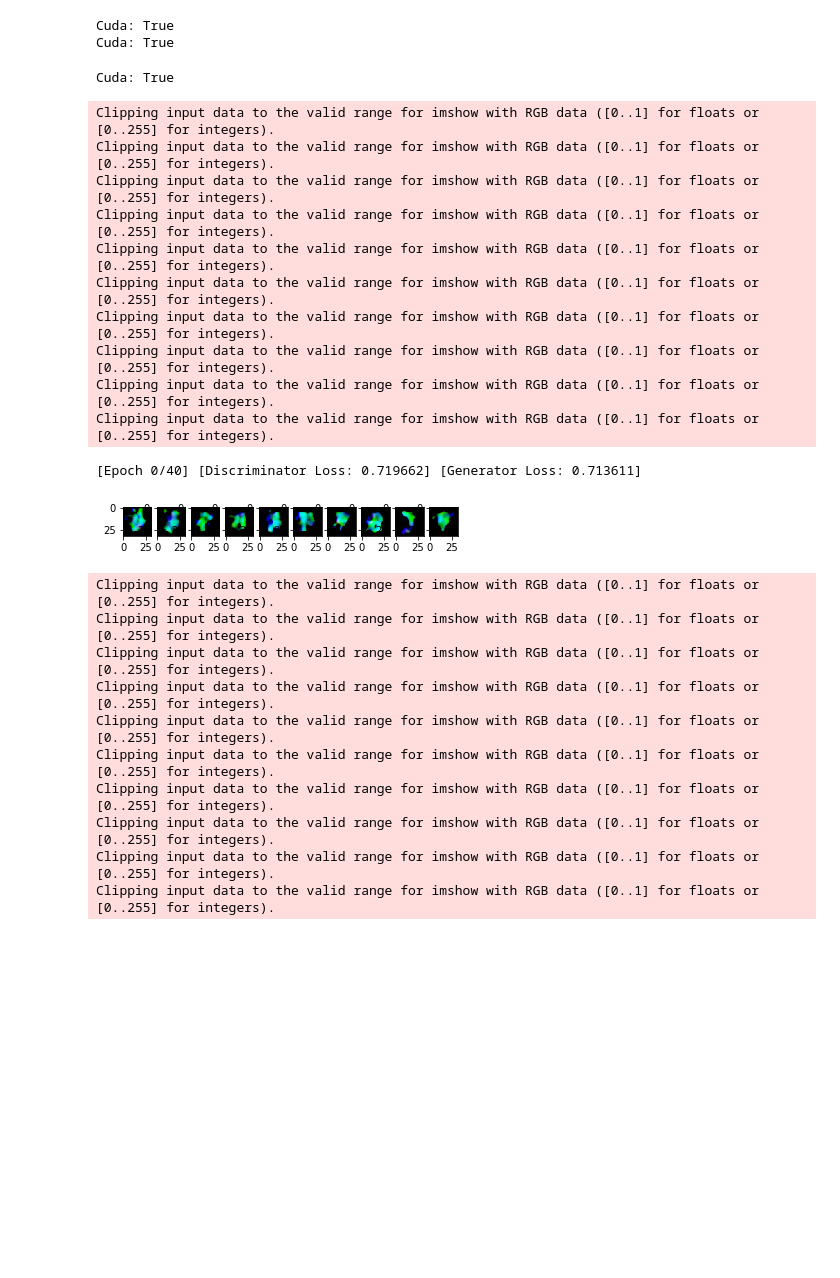
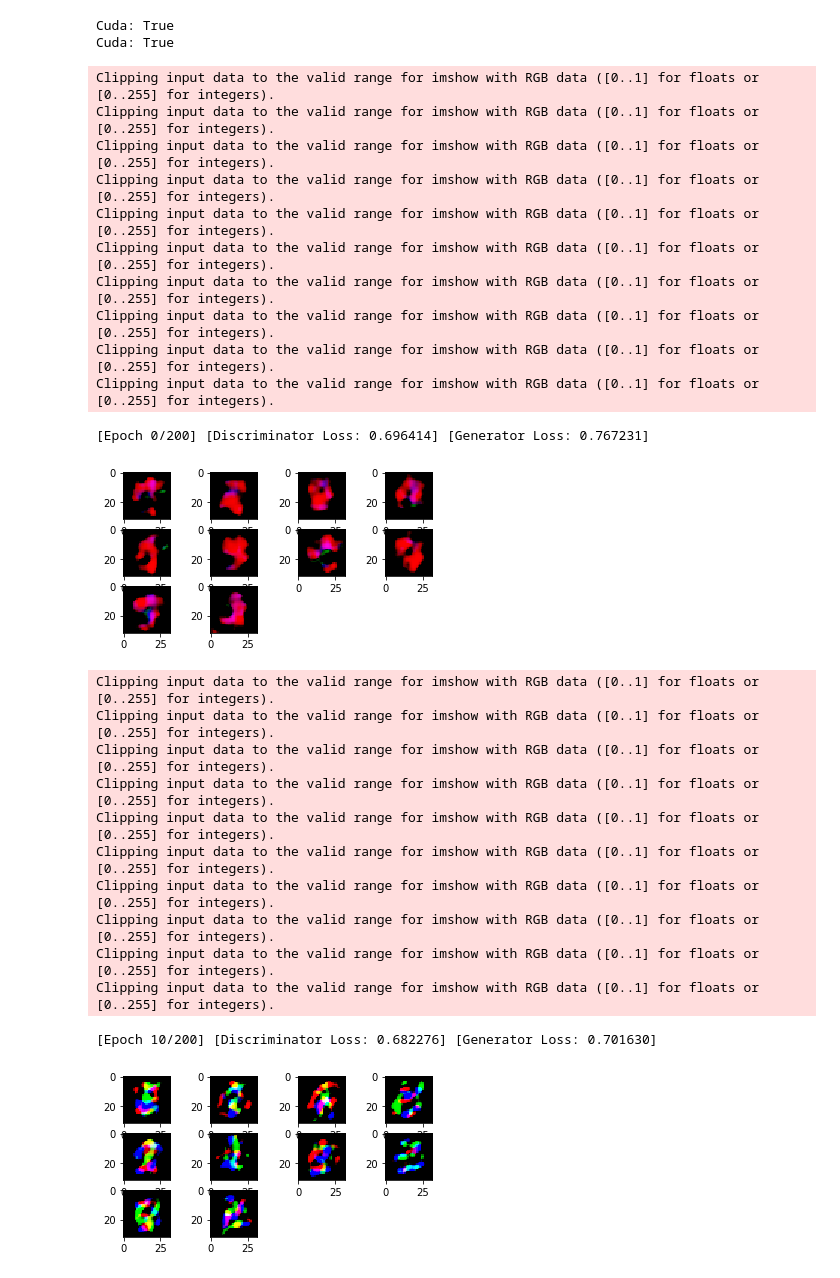
Before and after one commit to narenmanoj/summer-2018-sandbox, a Jupyter notebook: experiments/mnist_stacked/train_gan_stacked_mnist.ipynb, the cells around one changed output. Cells and saved outputs as stored; diff of their text form; code cells hidden in the pictures; blank space fills up the shorter version.

Commit message:
updated pretrained dcgan

```diff
--- a/experiments/mnist_stacked/train_gan_stacked_mnist.ipynb
+++ b/experiments/mnist_stacked/train_gan_stacked_mnist.ipynb
@@ -39,29 +39,29 @@ for i, (imgs, _) in enumerate(dl):
     gan.show(batch[:5])
 print("num images = %d" % num_images)
 # %%
-reload(gan)
-gan.train(save_model=True, filename="dcgan_07_20", num_epochs=40)
+gan.train(save_model=True, filename="dcgan_07_20", num_epochs=200, disp_interval=20)
 # %% [output]
-Cuda: True
+Clipping input data to the valid range for imshow with RGB data ([0..1] for floats or [0..255] for integers).
+Clipping input data to the valid range for imshow with RGB data ([0..1] for floats or [0..255] for integers).
+Clipping input data to the valid range for imshow with RGB data ([0..1] for floats or [0..255] for integers).
+Clipping input data to the valid range for imshow with RGB data ([0..1] for floats or [0..255] for integers).
+Clipping input data to the valid range for imshow with RGB data ([0..1] for floats or [0..255] for integers).
+Clipping input data to the valid range for imshow with RGB data ([0..1] for floats or [0..255] for integers).
+Clipping input data to the valid range for imshow with RGB data ([0..1] for floats or [0..255] for integers).
+Clipping input data to the valid range for imshow with RGB data ([0..1] for floats or [0..255] for integers).
+Clipping input data to the valid range for imshow with RGB data ([0..1] for floats or [0..255] for integers).
+Clipping input data to the valid range for imshow with RGB data ([0..1] for floats or [0..255] for integers).
-Clipping input data to the valid range for imshow with RGB data ([0..1] for floats or [0..255] for integers).
-Clipping input data to the valid range for imshow with RGB data ([0..1] for floats or [0..255] for integers).
-Clipping input data to the valid range for imshow with RGB data ([0..1] for floats or [0..255] for integers).
-Clipping input data to the valid range for imshow with RGB data ([0..1] for floats or [0..255] for integers).
-Clipping input data to the valid range for imshow with RGB data ([0..1] for floats or [0..255] for integers).
-Clipping input data to the valid range for imshow with RGB data ([0..1] for floats or [0..255] for integers).
-Clipping input data to the valid range for imshow with RGB data ([0..1] for floats or [0..255] for integers).
-Clipping input data to the valid range for imshow with RGB data ([0..1] for floats or [0..255] for integers).
-Clipping input data to the valid range for imshow with RGB data ([0..1] for floats or [0..255] for integers).
-Clipping input data to the valid range for imshow with RGB data ([0..1] for floats or [0..255] for integers).
+[Epoch 0/200] [Discriminator Loss: 0.696414] [Generator Loss: 0.767231]
+[figure, new version]
-[Epoch 0/40] [Discriminator Loss: 0.719662] [Generator Loss: 0.713611]
+Clipping input data to the valid range for imshow with RGB data ([0..1] for floats or [0..255] for integers).
+Clipping input data to the valid range for imshow with RGB data ([0..1] for floats or [0..255] for integers).
+Clipping input data to the valid range for imshow with RGB data ([0..1] for floats or [0..255] for integers).
+Clipping input data to the valid range for imshow with RGB data ([0..1] for floats or [0..255] for integers).
+Clipping input data to the valid range for imshow with RGB data ([0..1] for floats or [0..255] for integers).
+Clipping input data to the valid range for imshow with RGB data ([0..1] for floats or [0..255] for integers).
+Clipping input data to the valid range for imshow with RGB data ([0..1] for floats or [0..255] for integers).
+Clipping input data to the valid range for imshow with RGB data ([0..1] for floats or [0..255] for integers).
+Clipping input data to the valid range for imshow with RGB data ([0..1] for floats or [0..255] for integers).
+Clipping input data to the valid range for imshow with RGB data ([0..1] for floats or [0..255] for integers).
-[figure, old version]
-Clipping input data to the valid range for imshow with RGB data ([0..1] for floats or [0..255] for integers).
-Clipping input data to the valid range for imshow with RGB data ([0..1] for floats or [0..255] for integers).
-Clipping input data to the valid range for imshow with RGB data ([0..1] for floats or [0..255] for integers).
-Clipping input data to the valid range for imshow with RGB data ([0..1] for floats or [0..255] for integers).
-Clipping input data to the valid range for imshow with RGB data ([0..1] for floats or [0..255] for integers).
-Clipping input data to the valid range for imshow with RGB data ([0..1] for floats or [0..255] for integers).
-Clipping input data to the valid range for imshow with RGB data ([0..1] for floats or [0..255] for integers).
-Clipping input data to the valid range for imshow with RGB data ([0..1] for floats or [0..255] for integers).
-Clipping input data to the valid range for imshow with RGB data ([0..1] for floats or [0..255] for integers).
-Clipping input data to the valid range for imshow with RGB data ([0..1] for floats or [0..255] for integers).
+[Epoch 10/200] [Discriminator Loss: 0.682276] [Generator Loss: 0.701630]
+[figure, new version]
```
Also changed, not shown: parts of 3 cells of this notebook, 2 other files.
